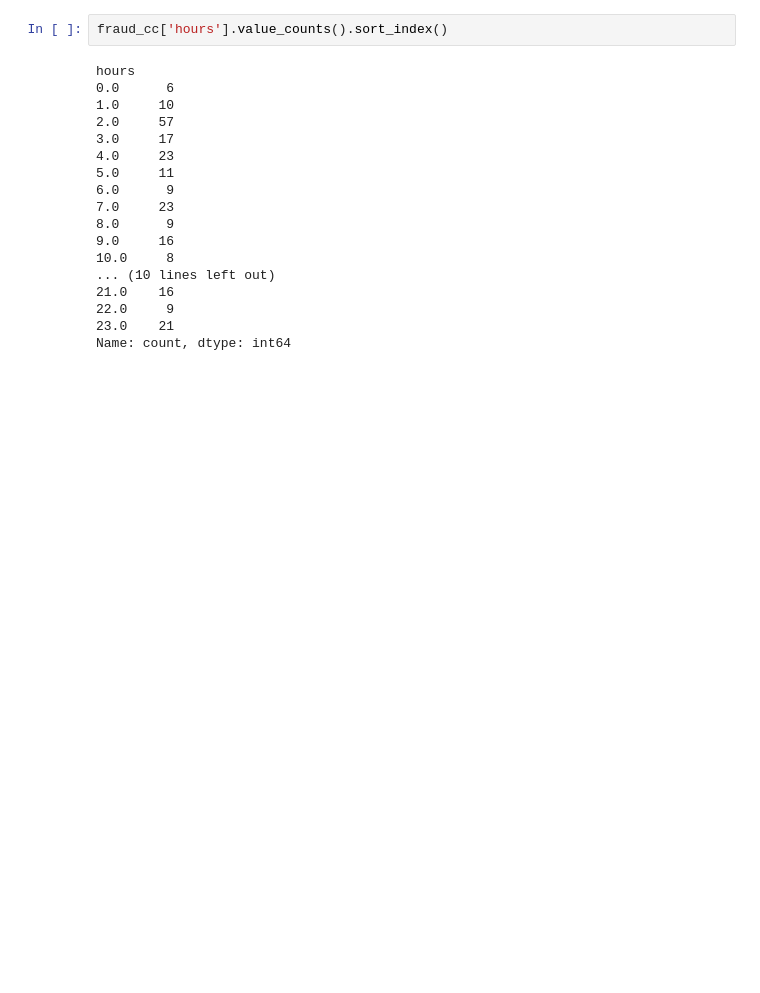
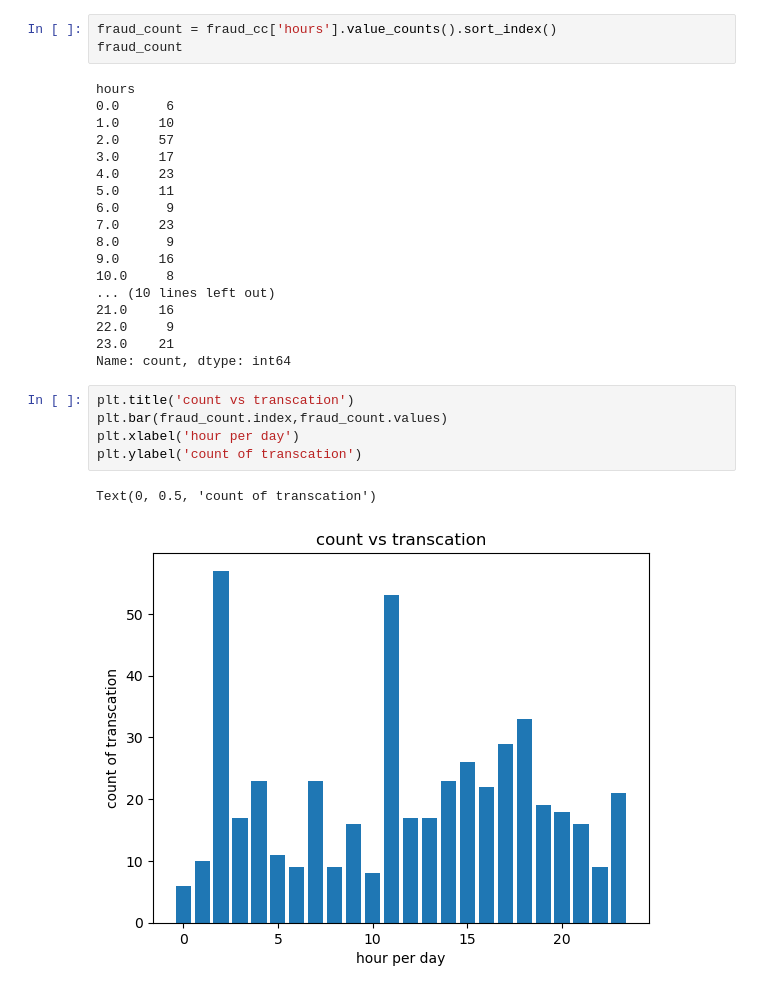
Before and after one commit to praladsapkota-08/regression, a Jupyter notebook: notebook/credit card fraud detection.ipynb, the cells around one changed output. Saved outputs shown, nothing was run; the diff lists cells and outputs as text; blank space fills up the shorter version.

```diff
--- a/notebook/credit card fraud detection.ipynb
+++ b/notebook/credit card fraud detection.ipynb
@@ -183,7 +183,8 @@ fraud_cc
 | 281674 | 170348.0 | 1.991976 | 0.158476 | -2.583441 | 0.408670 | 1.151147 | -0.096695 | 0.223050 | -0.068384 | 0.577829 | ... | ... |
 492 rows × 32 columns
 # %%
-fraud_cc['hours'].value_counts().sort_index()
+fraud_count = fraud_cc['hours'].value_counts().sort_index()
+fraud_count
 # %% [output]
 hours
 0.0      6
@@ -202,3 +203,11 @@ hours
 22.0     9
 23.0    21
 Name: count, dtype: int64
+# %%
+plt.title('count vs transcation')
+plt.bar(fraud_count.index,fraud_count.values)
+plt.xlabel('hour per day')
+plt.ylabel('count of transcation')
+# %% [output]
+Text(0, 0.5, 'count of transcation')
+[figure, added]
```
Also changed, not shown: parts of 2 cells of this notebook.
